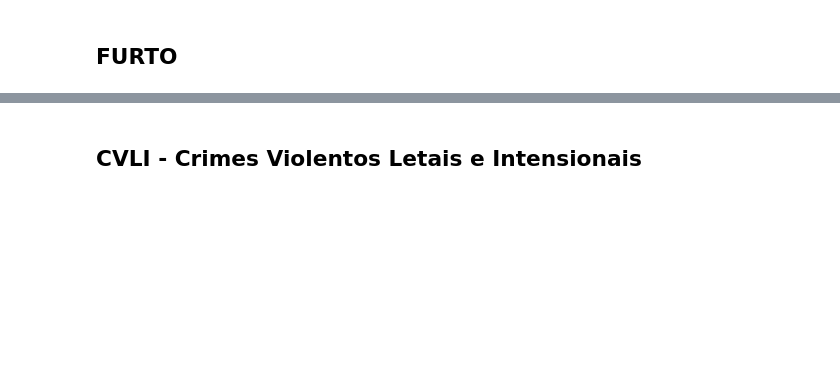
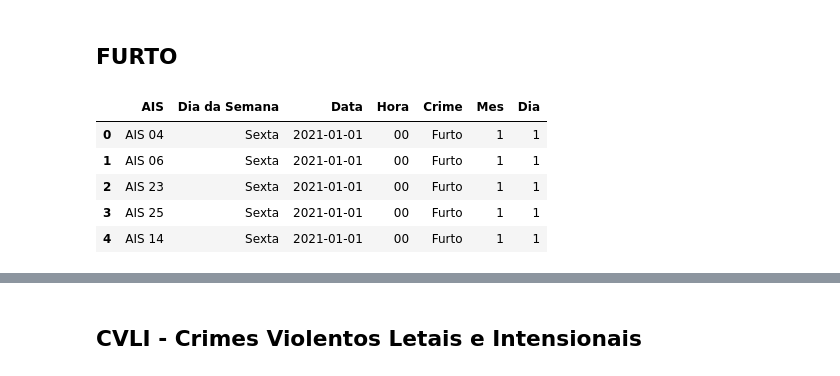
Before and after one commit to ronaldolg26/seguranca_publica_ce, a Jupyter notebook: Segurança_Pública_CE.ipynb, the cells around one changed output, grey strips where cells are left out. Saved outputs shown, nothing was run; the diff lists cells and outputs as text; code cells hidden in the pictures; blank space fills up the shorter version.

```diff
--- a/Segurança_Pública_CE.ipynb
+++ b/Segurança_Pública_CE.ipynb
@@ -380,2 +387,9 @@ fig.show()
 # %%
-df_furto
+df_furto.head()
+# %% [output]
+|  | AIS | Dia da Semana | Data | Hora | Crime | Mes | Dia |
+| 0 | AIS 04 | Sexta | 2021-01-01 | 00 | Furto | 1 | 1 |
+| 1 | AIS 06 | Sexta | 2021-01-01 | 00 | Furto | 1 | 1 |
+| 2 | AIS 23 | Sexta | 2021-01-01 | 00 | Furto | 1 | 1 |
+| 3 | AIS 25 | Sexta | 2021-01-01 | 00 | Furto | 1 | 1 |
+| 4 | AIS 14 | Sexta | 2021-01-01 | 00 | Furto | 1 | 1 |
```
Also changed, not shown: parts of 75 cells of this notebook.
